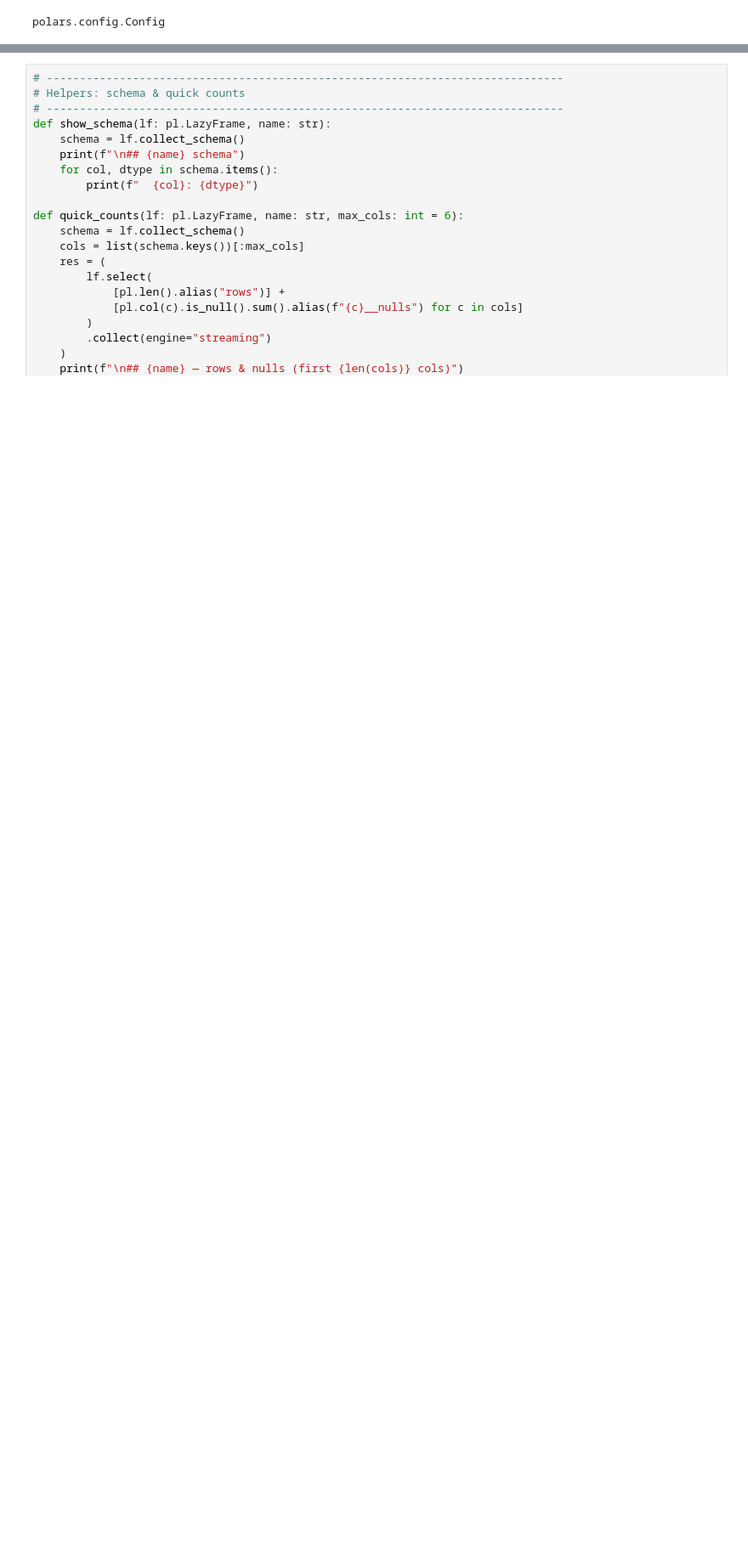
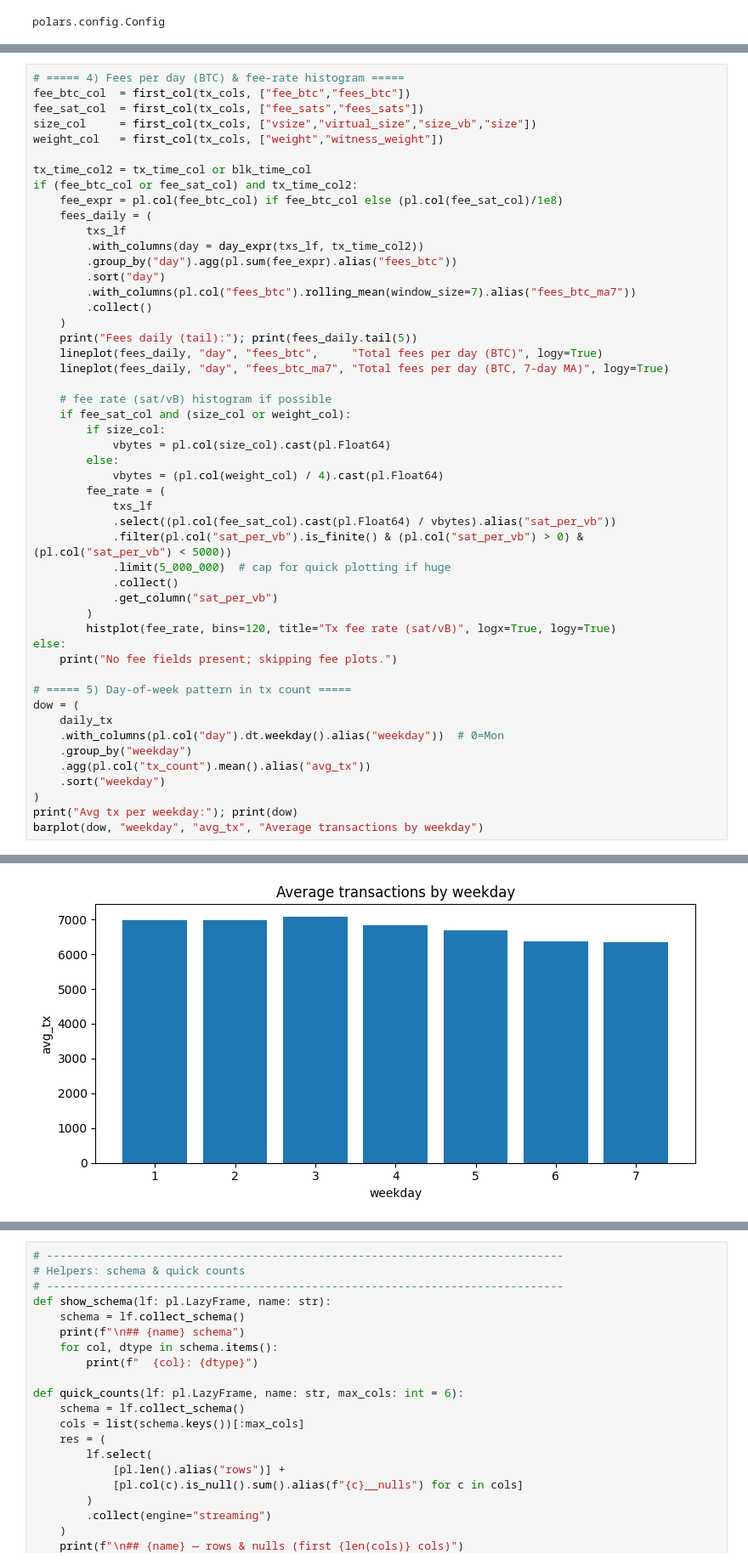
Before and after one commit to Vatereal/BlockChain, a Jupyter notebook: inspector.ipynb, the cells around one changed output, grey strips where cells are left out. Shown at 85% size. Drawn from its saved outputs; the diff is of its cells as text; blank space fills up the shorter version.

```diff
--- a/inspector.ipynb
+++ b/inspector.ipynb
@@ -20,0 +243,51 @@ polars.config.Config
+# %%
+# ===== 4) Fees per day (BTC) & fee-rate histogram =====
+fee_btc_col  = first_col(tx_cols, ["fee_btc","fees_btc"])
+fee_sat_col  = first_col(tx_cols, ["fee_sats","fees_sats"])
+size_col     = first_col(tx_cols, ["vsize","virtual_size","size_vb","size"])
+weight_col   = first_col(tx_cols, ["weight","witness_weight"])
+
+tx_time_col2 = tx_time_col or blk_time_col
+if (fee_btc_col or fee_sat_col) and tx_time_col2:
+    fee_expr = pl.col(fee_btc_col) if fee_btc_col else (pl.col(fee_sat_col)/1e8)
+    fees_daily = (
+        txs_lf
+        .with_columns(day = day_expr(txs_lf, tx_time_col2))
+        .group_by("day").agg(pl.sum(fee_expr).alias("fees_btc"))
+        .sort("day")
+        .with_columns(pl.col("fees_btc").rolling_mean(window_size=7).alias("fees_btc_ma7"))
+        .collect()
+    )
+    print("Fees daily (tail):"); print(fees_daily.tail(5))
+    lineplot(fees_daily, "day", "fees_btc",     "Total fees per day (BTC)", logy=True)
+    lineplot(fees_daily, "day", "fees_btc_ma7", "Total fees per day (BTC, 7-day MA)", logy=True)
+
+    # fee rate (sat/vB) histogram if possible
+    if fee_sat_col and (size_col or weight_col):
+        if size_col:
+            vbytes = pl.col(size_col).cast(pl.Float64)
+        else:
+            vbytes = (pl.col(weight_col) / 4).cast(pl.Float64)
+        fee_rate = (
+            txs_lf
+            .select((pl.col(fee_sat_col).cast(pl.Float64) / vbytes).alias("sat_per_vb"))
+            .filter(pl.col("sat_per_vb").is_finite() & (pl.col("sat_per_vb") > 0) & (pl.col("sat_per_vb") < 5000))
+            .limit(5_000_000)  # cap for quick plotting if huge
+            .collect()
+            .get_column("sat_per_vb")
+        )
+        histplot(fee_rate, bins=120, title="Tx fee rate (sat/vB)", logx=True, logy=True)
+else:
+    print("No fee fields present; skipping fee plots.")
+
+# ===== 5) Day-of-week pattern in tx count =====
+dow = (
+    daily_tx
+    .with_columns(pl.col("day").dt.weekday().alias("weekday"))  # 0=Mon
+    .group_by("weekday")
+    .agg(pl.col("tx_count").mean().alias("avg_tx"))
+    .sort("weekday")
+)
+print("Avg tx per weekday:"); print(dow)
+barplot(dow, "weekday", "avg_tx", "Average transactions by weekday")
+# %% [output]
@@ -20,0 +310 @@ polars.config.Config
+[figure, added]
```
Also changed, not shown: parts of 16 cells of this notebook, 2 other files.
